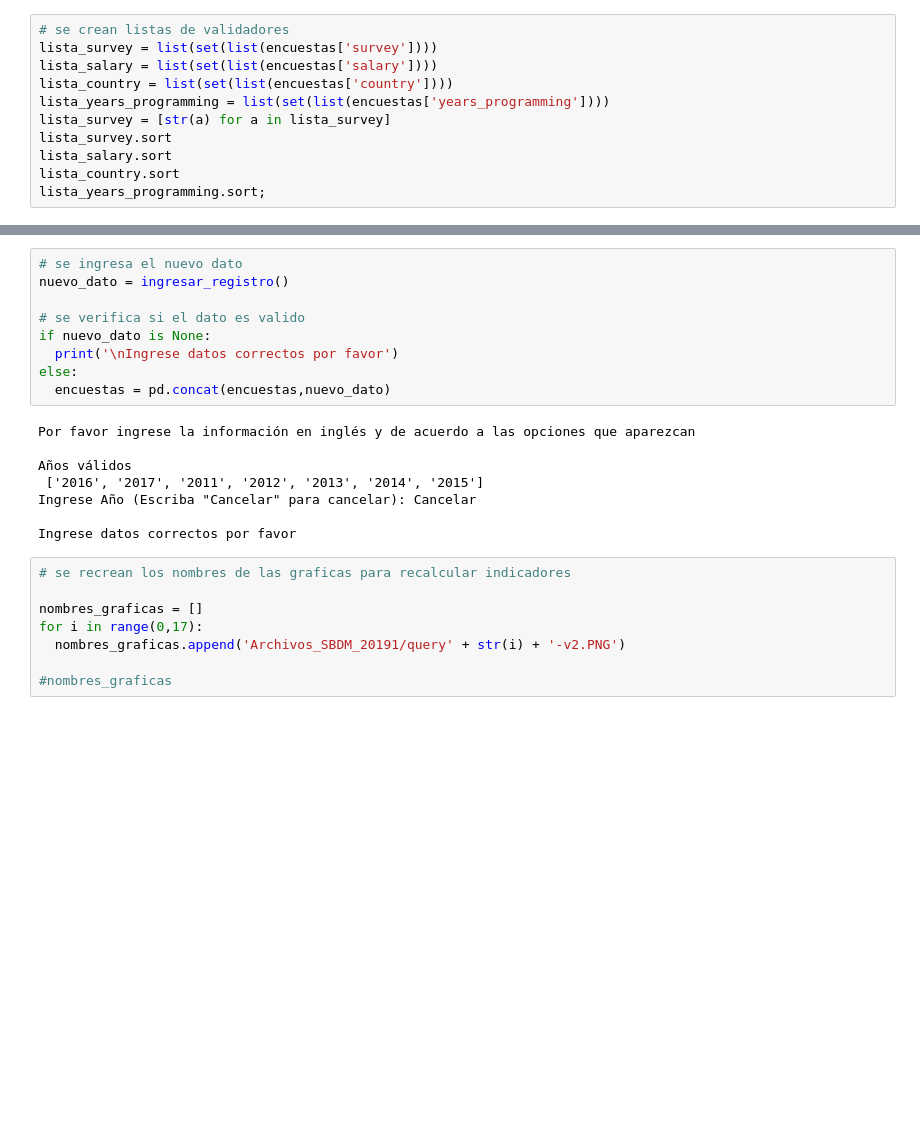
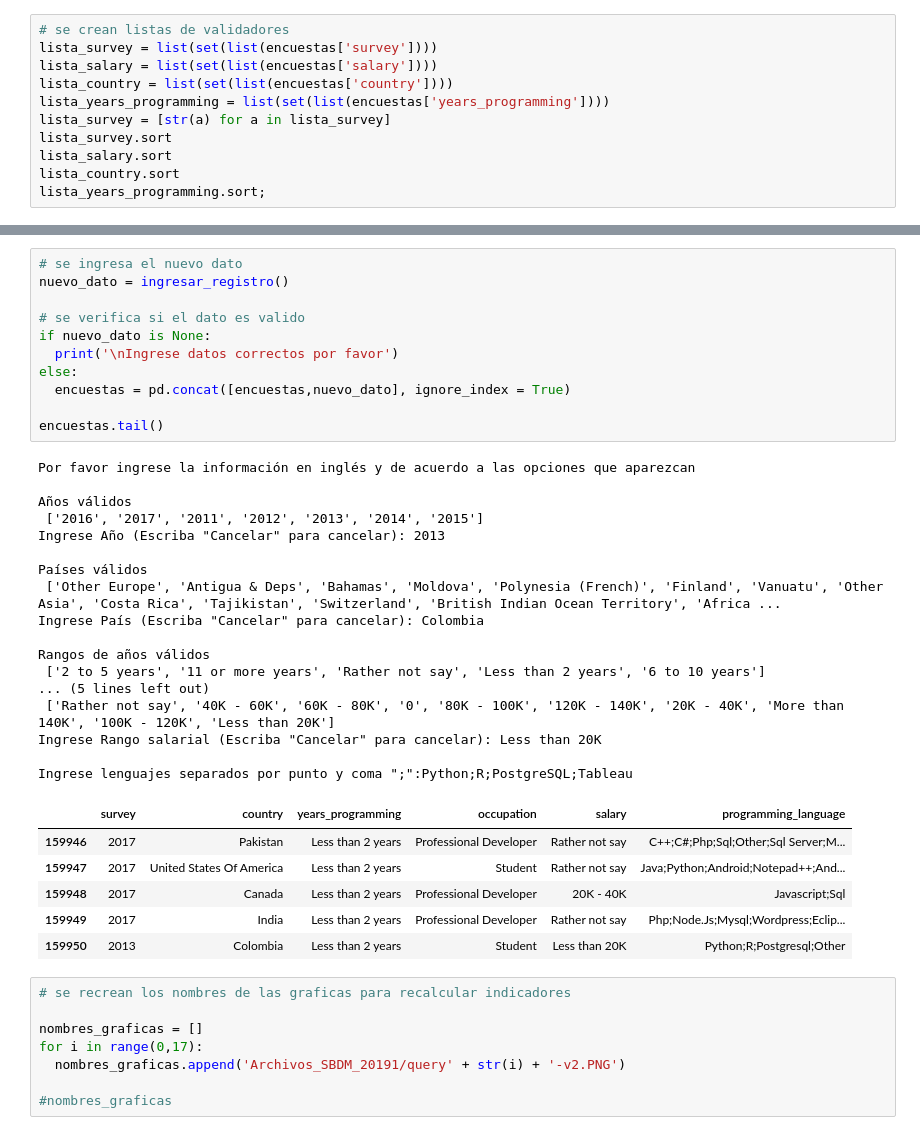
Before and after one commit to Juapatral/encuestas-stack-overflow, a Jupyter notebook: trabajo_final_sbdm_20191.ipynb, the cells around one changed output, grey strips where cells are left out. Cells and saved outputs as stored; diff of their text form; blank space fills up the shorter version.

```diff
--- a/trabajo_final_sbdm_20191.ipynb
+++ b/trabajo_final_sbdm_20191.ipynb
@@ -1478,20 +1525,38 @@ def ingresar_registro():
 # %%
 # se ingresa el nuevo dato
 nuevo_dato = ingresar_registro()
 
 # se verifica si el dato es valido
 if nuevo_dato is None:
   print('\nIngrese datos correctos por favor')
 else:
-  encuestas = pd.concat(encuestas,nuevo_dato)
+  encuestas = pd.concat([encuestas,nuevo_dato], ignore_index = True)
+
+encuestas.tail()
 # %% [output]
 Por favor ingrese la información en inglés y de acuerdo a las opciones que aparezcan
 
 Años válidos
  ['2016', '2017', '2011', '2012', '2013', '2014', '2015']
-Ingrese Año (Escriba "Cancelar" para cancelar): Cancelar
+Ingrese Año (Escriba "Cancelar" para cancelar): 2013
 
-Ingrese datos correctos por favor
+Países válidos
+ ['Other Europe', 'Antigua & Deps', 'Bahamas', 'Moldova', 'Polynesia (French)', 'Finland', 'Vanuatu', 'Other Asia', 'Costa Rica', 'Tajikistan', 'Switzerland', 'British Indian Ocean Territory', 'Africa ...
+Ingrese País (Escriba "Cancelar" para cancelar): Colombia
+
+Rangos de años válidos
+ ['2 to 5 years', '11 or more years', 'Rather not say', 'Less than 2 years', '6 to 10 years']
+... (5 lines left out)
+ ['Rather not say', '40K - 60K', '60K - 80K', '0', '80K - 100K', '120K - 140K', '20K - 40K', 'More than 140K', '100K - 120K', 'Less than 20K']
+Ingrese Rango salarial (Escriba "Cancelar" para cancelar): Less than 20K
+
+Ingrese lenguajes separados por punto y coma ";":Python;R;PostgreSQL;Tableau
+|  | survey | country | years_programming | occupation | salary | programming_language |
+| 159946 | 2017 | Pakistan | Less than 2 years | Professional Developer | Rather not say | C++;C#;Php;Sql;Other;Sql Server;M... |
+| 159947 | 2017 | United States Of America | Less than 2 years | Student | Rather not say | Java;Python;Android;Notepad++;And... |
+| 159948 | 2017 | Canada | Less than 2 years | Professional Developer | 20K - 40K | Javascript;Sql |
+| 159949 | 2017 | India | Less than 2 years | Professional Developer | Rather not say | Php;Node.Js;Mysql;Wordpress;Eclip... |
+| 159950 | 2013 | Colombia | Less than 2 years | Student | Less than 20K | Python;R;Postgresql;Other |
 # %%
 # se recrean los nombres de las graficas para recalcular indicadores
 
```
Also changed, not shown: parts of 15 cells of this notebook.
